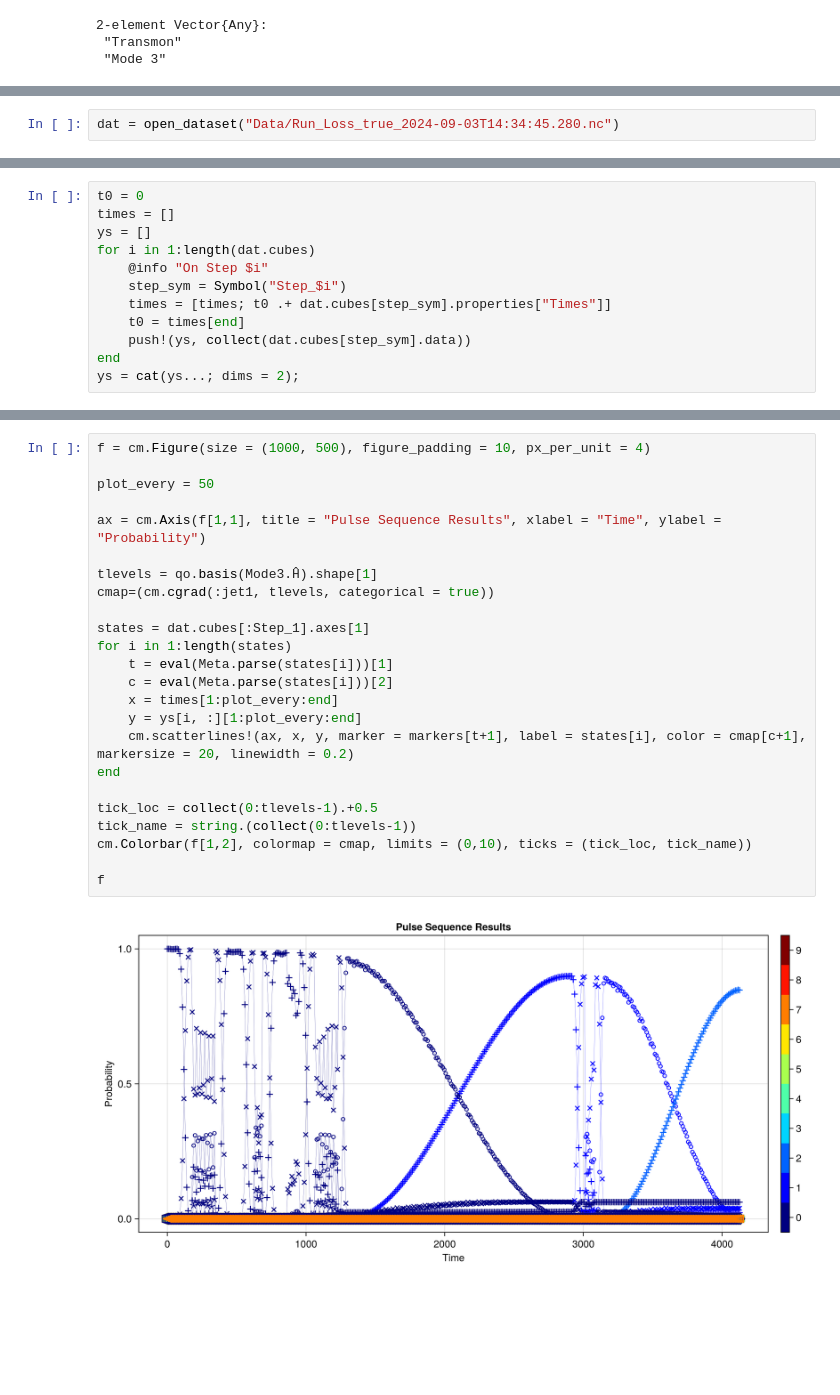
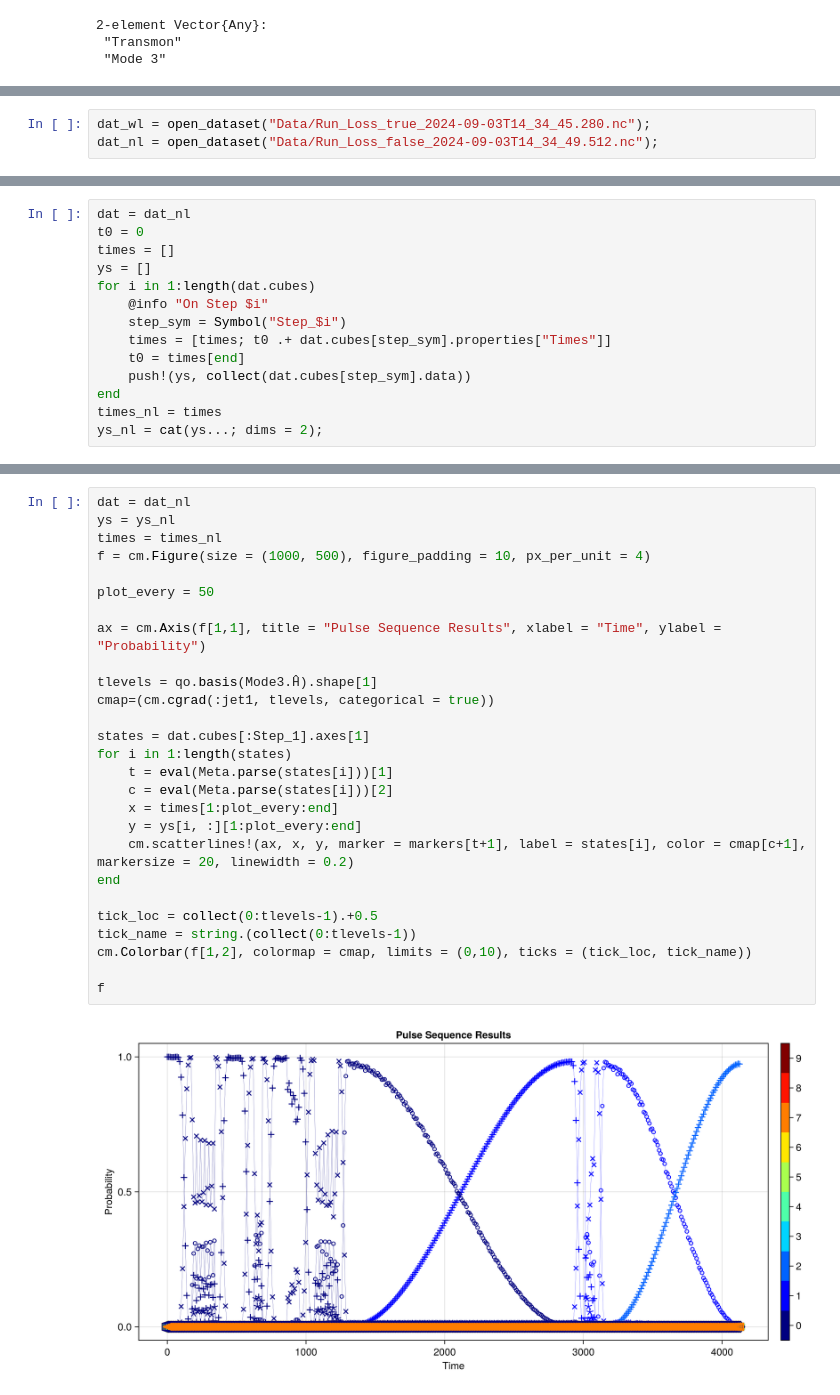
Before and after one commit to Gavin-Rockwood/SuperconductingCavities, a Jupyter notebook: Demo/DevTesting.ipynb, the cells around one changed output, grey strips where cells are left out. Cells and saved outputs as stored; diff of their text form; blank space fills up the shorter version.

```diff
--- a/Demo/DevTesting.ipynb
+++ b/Demo/DevTesting.ipynb
@@ -67,2 +78,3 @@ Mode3.order
 # %%
-dat = open_dataset("Data/Run_Loss_true_2024-09-03T14:34:45.280.nc")
+dat_wl = open_dataset("Data/Run_Loss_true_2024-09-03T14_34_45.280.nc");
+dat_nl = open_dataset("Data/Run_Loss_false_2024-09-03T14_34_49.512.nc");
@@ -104,4 +85,5 @@ dat.cubes[:Step_1]
 # %%
+dat = dat_nl
 t0 = 0
 times = []
 ys = []
@@ -112,5 +94,6 @@ for i in 1:length(dat.cubes)
     t0 = times[end]
     push!(ys, collect(dat.cubes[step_sym].data))
 end
-ys = cat(ys...; dims = 2);
+times_nl = times
+ys_nl = cat(ys...; dims = 2);
 # %% [output]
@@ -149,26 +120,29 @@ markers = ['+', '×', '∘', '⋆', '▿', '▵', '⊲', '⊳', '⏣', '⭔']
 # %%
+dat = dat_nl
+ys = ys_nl
+times = times_nl
 f = cm.Figure(size = (1000, 500), figure_padding = 10, px_per_unit = 4)
 
 plot_every = 50
 
 ax = cm.Axis(f[1,1], title = "Pulse Sequence Results", xlabel = "Time", ylabel = "Probability")
 
 tlevels = qo.basis(Mode3.Ĥ).shape[1]
 cmap=(cm.cgrad(:jet1, tlevels, categorical = true))
 
 states = dat.cubes[:Step_1].axes[1]
 for i in 1:length(states)
     t = eval(Meta.parse(states[i]))[1]
     c = eval(Meta.parse(states[i]))[2]
     x = times[1:plot_every:end]
     y = ys[i, :][1:plot_every:end]
     cm.scatterlines!(ax, x, y, marker = markers[t+1], label = states[i], color = cmap[c+1], markersize = 20, linewidth = 0.2)
 end
 
 tick_loc = collect(0:tlevels-1).+0.5
 tick_name = string.(collect(0:tlevels-1))
 cm.Colorbar(f[1,2], colormap = cmap, limits = (0,10), ticks = (tick_loc, tick_name))
 
 f
 # %% [output]
-[figure, old version]
+[figure, new version]
```
Also changed, not shown: parts of 24 cells of this notebook, 2 other files.
